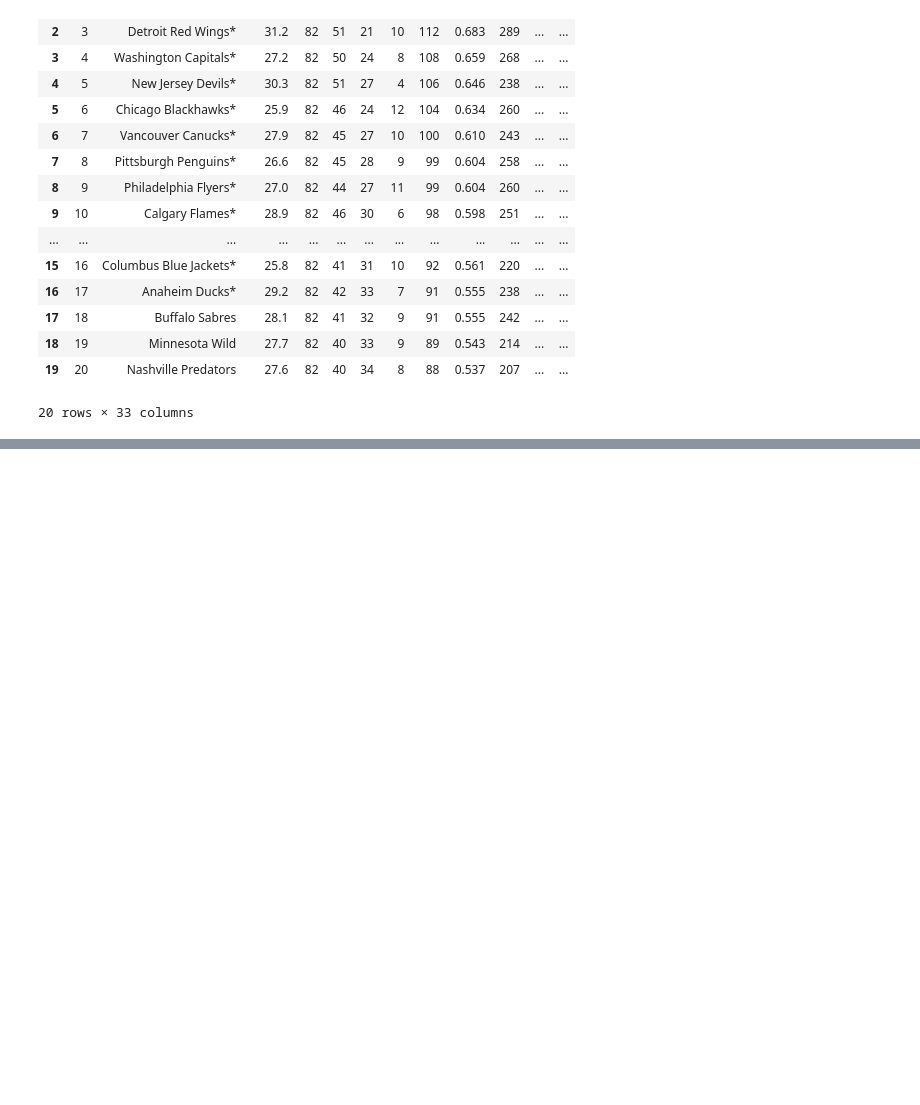
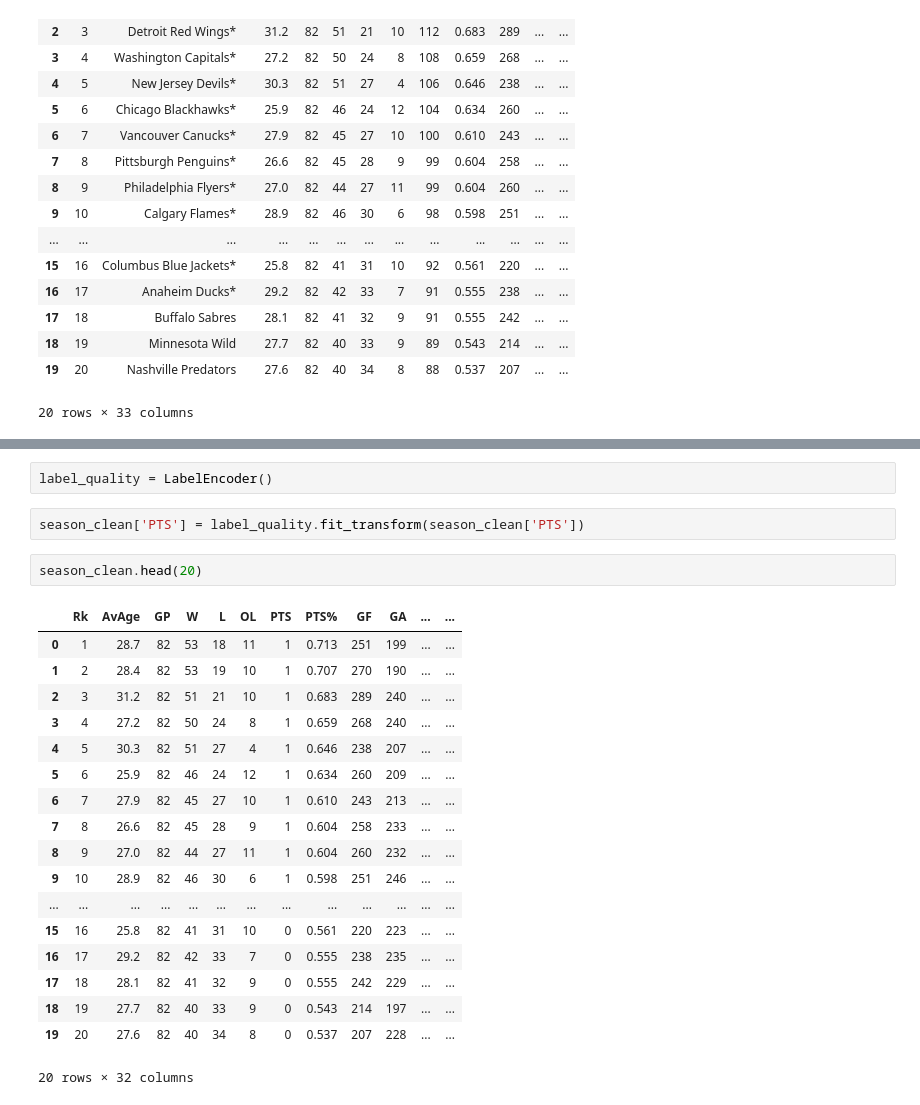
Before and after one commit to knwright/Hard_Refresh, a Jupyter notebook: NHL_Season_ML.ipynb, the cells around one changed output, grey strips where cells are left out. Saved outputs shown, nothing was run; the diff lists cells and outputs as text; blank space fills up the shorter version.

```diff
--- a/NHL_Season_ML.ipynb
+++ b/NHL_Season_ML.ipynb
@@ -59,0 +90,25 @@ print(X.shape, y.shape)
+# %%
+label_quality = LabelEncoder()
+# %%
+season_clean['PTS'] = label_quality.fit_transform(season_clean['PTS'])
+# %%
+season_clean.head(20)
+# %% [output]
+|  | Rk | AvAge | GP | W | L | OL | PTS | PTS% | GF | GA | ... | ... |
+| 0 | 1 | 28.7 | 82 | 53 | 18 | 11 | 1 | 0.713 | 251 | 199 | ... | ... |
+| 1 | 2 | 28.4 | 82 | 53 | 19 | 10 | 1 | 0.707 | 270 | 190 | ... | ... |
+| 2 | 3 | 31.2 | 82 | 51 | 21 | 10 | 1 | 0.683 | 289 | 240 | ... | ... |
+| 3 | 4 | 27.2 | 82 | 50 | 24 | 8 | 1 | 0.659 | 268 | 240 | ... | ... |
+| 4 | 5 | 30.3 | 82 | 51 | 27 | 4 | 1 | 0.646 | 238 | 207 | ... | ... |
+| 5 | 6 | 25.9 | 82 | 46 | 24 | 12 | 1 | 0.634 | 260 | 209 | ... | ... |
+| 6 | 7 | 27.9 | 82 | 45 | 27 | 10 | 1 | 0.610 | 243 | 213 | ... | ... |
+| 7 | 8 | 26.6 | 82 | 45 | 28 | 9 | 1 | 0.604 | 258 | 233 | ... | ... |
+| 8 | 9 | 27.0 | 82 | 44 | 27 | 11 | 1 | 0.604 | 260 | 232 | ... | ... |
+| 9 | 10 | 28.9 | 82 | 46 | 30 | 6 | 1 | 0.598 | 251 | 246 | ... | ... |
+| ... | ... | ... | ... | ... | ... | ... | ... | ... | ... | ... | ... | ... |
+| 15 | 16 | 25.8 | 82 | 41 | 31 | 10 | 0 | 0.561 | 220 | 223 | ... | ... |
+| 16 | 17 | 29.2 | 82 | 42 | 33 | 7 | 0 | 0.555 | 238 | 235 | ... | ... |
+| 17 | 18 | 28.1 | 82 | 41 | 32 | 9 | 0 | 0.555 | 242 | 229 | ... | ... |
+| 18 | 19 | 27.7 | 82 | 40 | 33 | 9 | 0 | 0.543 | 214 | 197 | ... | ... |
+| 19 | 20 | 27.6 | 82 | 40 | 34 | 8 | 0 | 0.537 | 207 | 228 | ... | ... |
+20 rows × 32 columns
```
Also changed, not shown: parts of 37 cells of this notebook, 1 other file.
